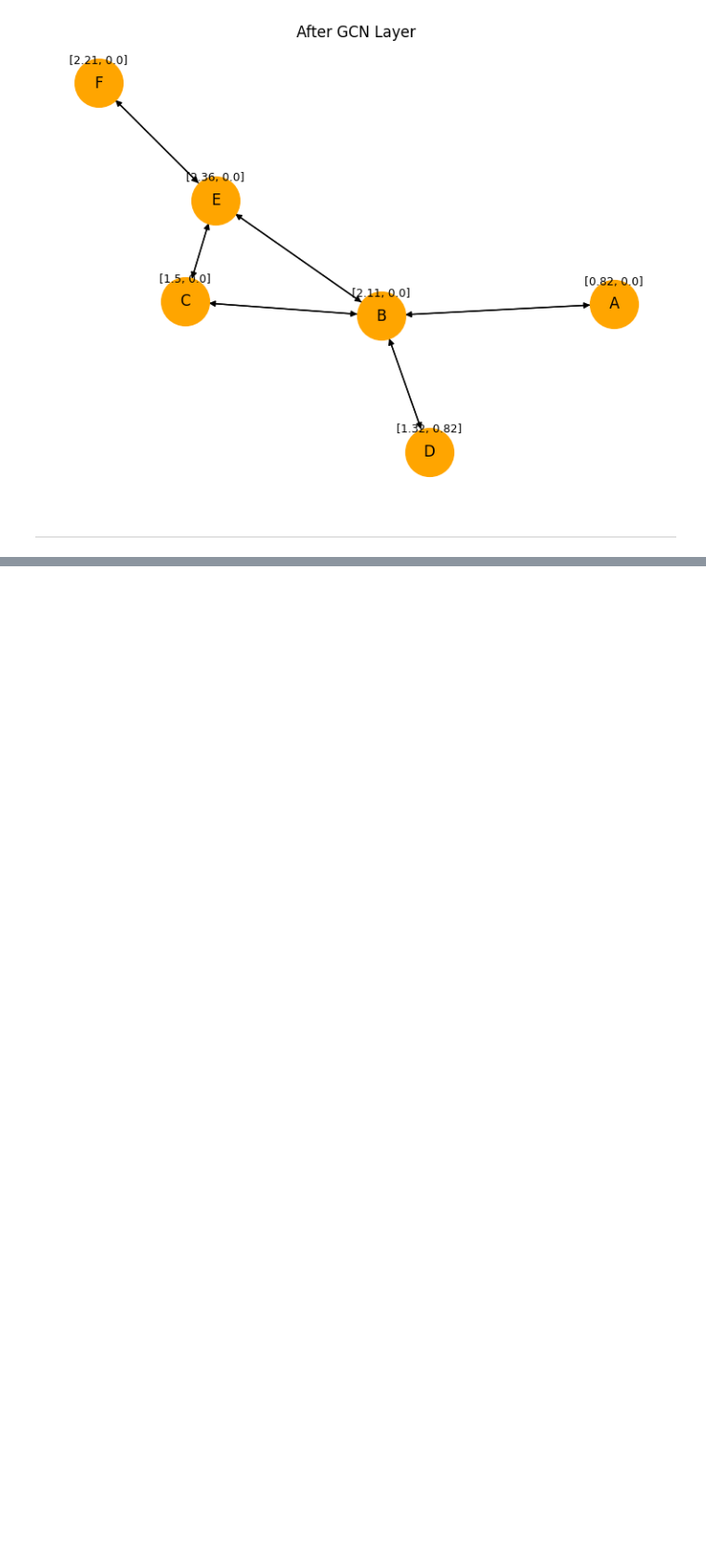
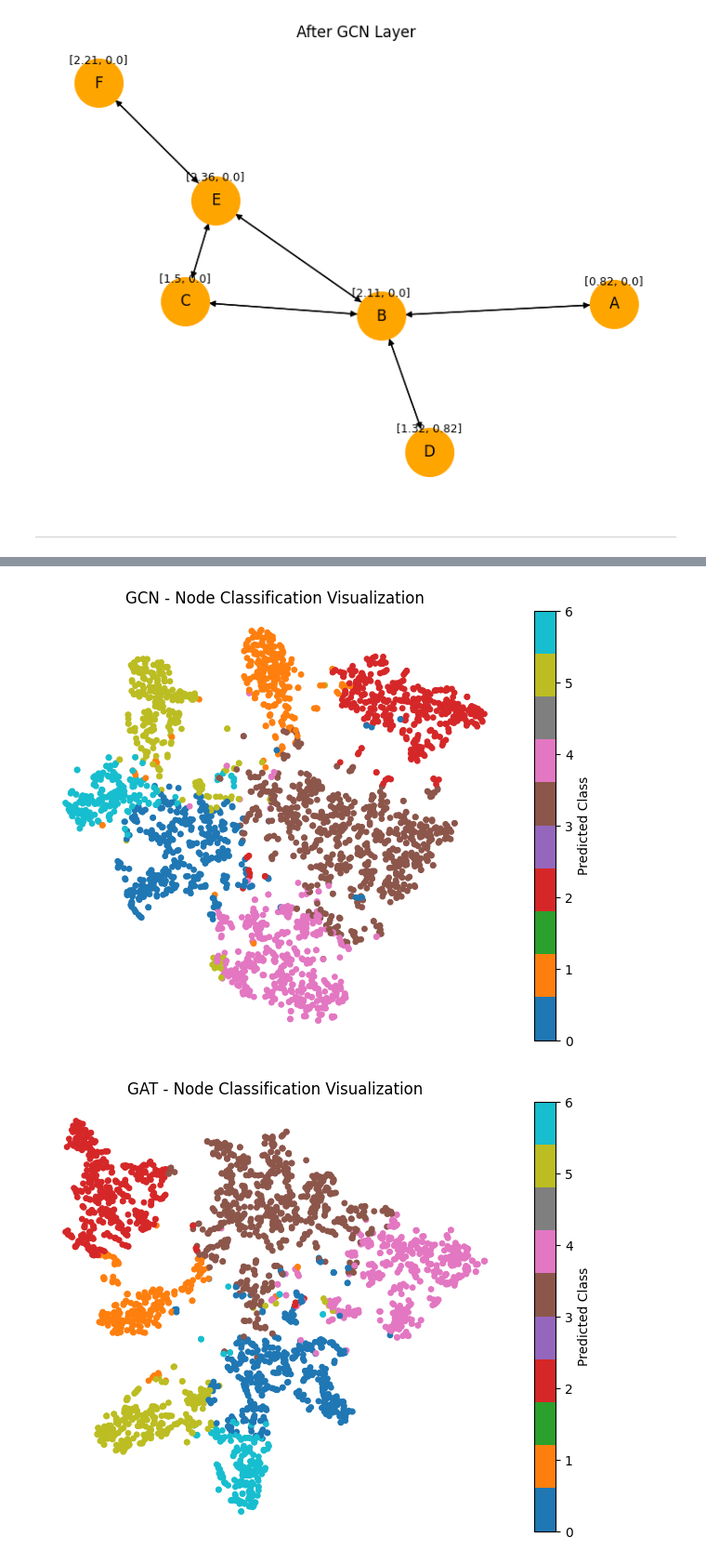
Before and after one commit to RogerRen0824/GNN-project, a Jupyter notebook: GNN_project.ipynb, the cells around one changed output, grey strips where cells are left out. Shown at 93% size. Saved outputs shown, nothing was run; the diff lists cells and outputs as text; code cells hidden in the pictures; blank space fills up the shorter version.

Commit message:
Add a real dataset Cora example
show difference between GCN and GAT

```diff
--- a/GNN_project.ipynb
+++ b/GNN_project.ipynb
@@ -351,0 +482,28 @@ plt.show()
+# %%
+from sklearn.manifold import TSNE
+
+def visualize_model(model, data, title):
+    model.eval()
+    with torch.no_grad():
+        out = model(data.x, data.edge_index)
+        embeddings = out.cpu().numpy()
+        pred = out.argmax(dim=1).cpu().numpy()
+
+    # Use t-SNE to reduce dimensionality to 2D
+    tsne = TSNE(n_components=2, random_state=42)
+    embeddings_2d = tsne.fit_transform(embeddings)
+
+    # Plot
+    plt.figure(figsize=(8, 6))
+    scatter = plt.scatter(embeddings_2d[:, 0], embeddings_2d[:, 1], c=pred, cmap="tab10", s=15)
+    plt.title(f"{title} - Node Classification Visualization")
+    plt.colorbar(scatter, label='Predicted Class')
+    plt.axis('off')
+    plt.show()
+
+# Visualize the final learned classification
+visualize_model(gcn, data, title="GCN")
+visualize_model(gat, data, title="GAT")
+# %% [output]
+[figure, added]
+[figure, added]
```
Also changed, not shown: parts of 4 cells of this notebook.
